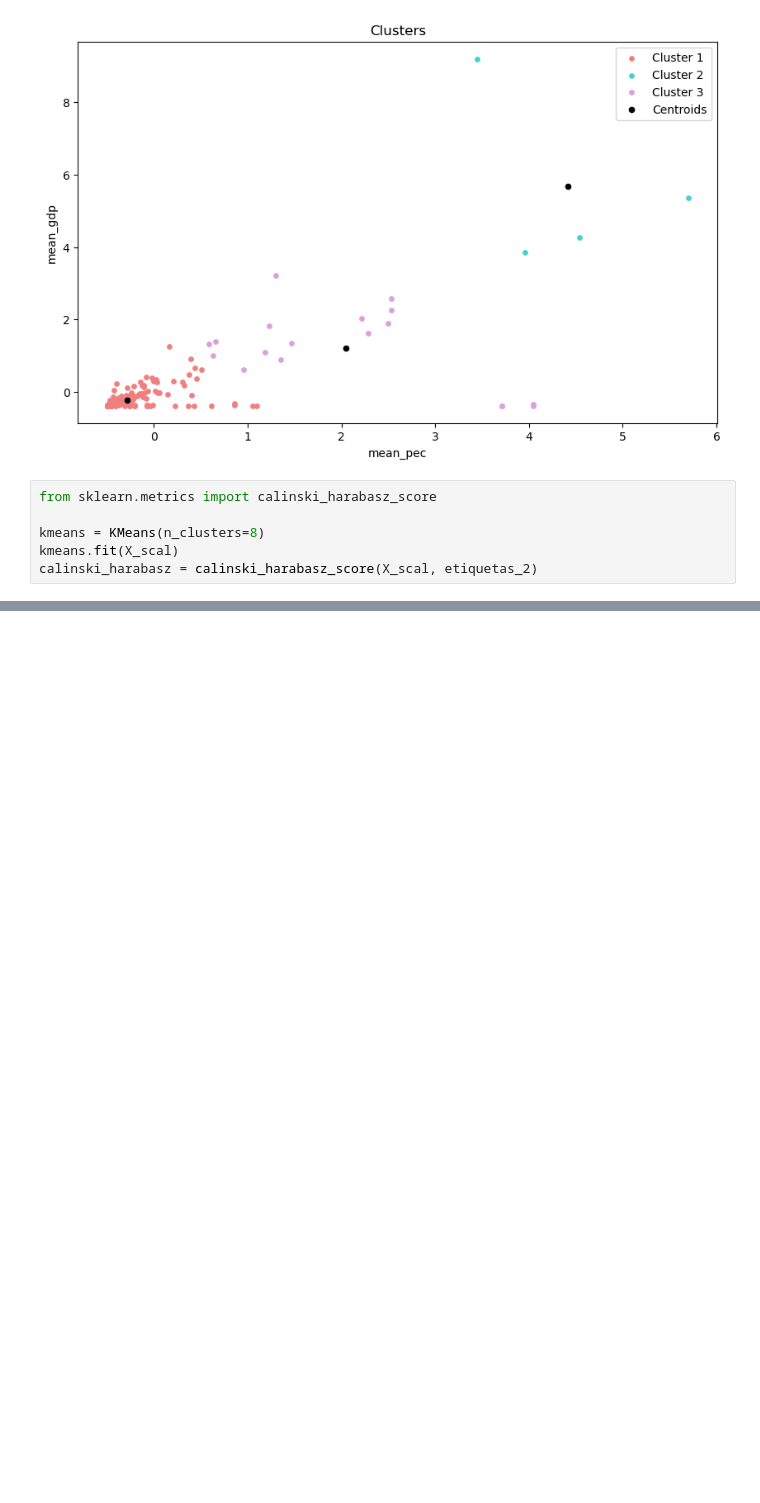
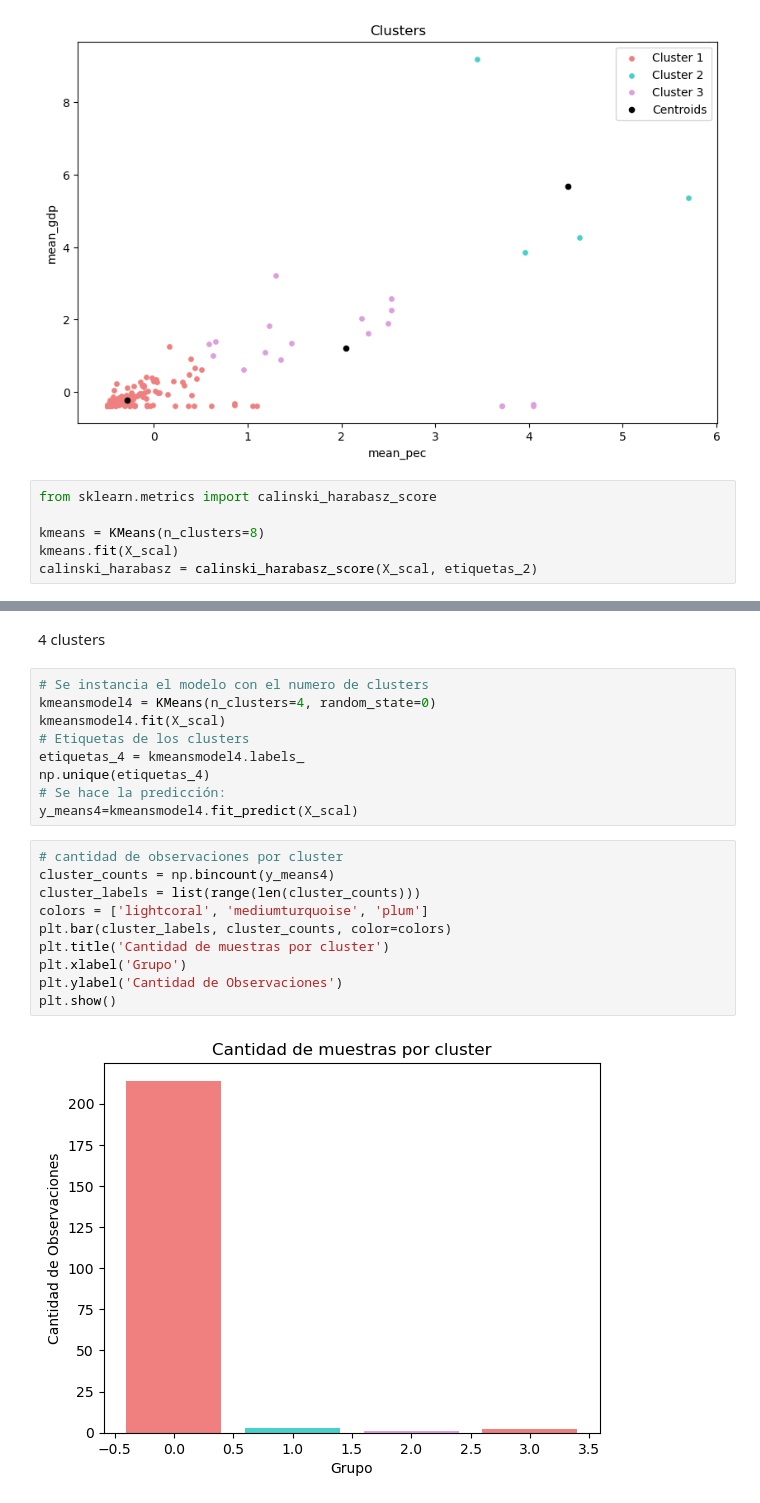
Before and after one commit to L-Ameneiro/EDA-Datasets, a Jupyter notebook: notebooks/K-means-Luna.ipynb, the cells around one changed output, grey strips where cells are left out. Drawn from its saved outputs; the diff is of its cells as text; blank space fills up the shorter version.

```diff
--- a/notebooks/K-means-Luna.ipynb
+++ b/notebooks/K-means-Luna.ipynb
@@ -441,0 +480,23 @@ calinski_harabasz
+# %% [markdown]
+4 clusters
+# %%
+# Se instancia el modelo con el numero de clusters
+kmeansmodel4 = KMeans(n_clusters=4, random_state=0)
+kmeansmodel4.fit(X_scal)
+# Etiquetas de los clusters
+etiquetas_4 = kmeansmodel4.labels_
+np.unique(etiquetas_4)
+# Se hace la predicción:
+y_means4=kmeansmodel4.fit_predict(X_scal)
+# %%
+# cantidad de observaciones por cluster
+cluster_counts = np.bincount(y_means4)
+cluster_labels = list(range(len(cluster_counts)))
+colors = ['lightcoral', 'mediumturquoise', 'plum']
+plt.bar(cluster_labels, cluster_counts, color=colors)
+plt.title('Cantidad de muestras por cluster')
+plt.xlabel('Grupo')
+plt.ylabel('Cantidad de Observaciones')
+plt.show()
+# %% [output]
+[figure, added]
```
Also changed, not shown: parts of 29 cells of this notebook, 1 other file.
